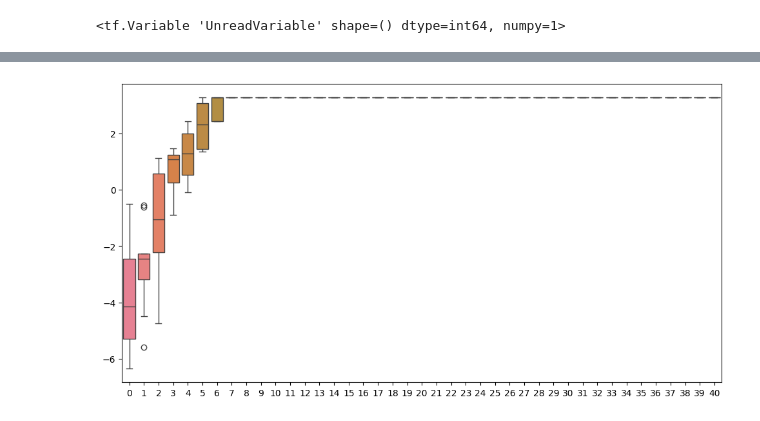
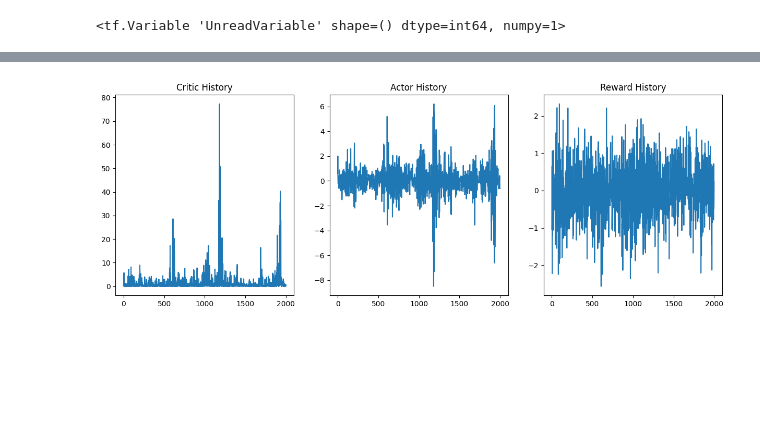
Before and after one commit to cjGO/breeder_agent, a Jupyter notebook: test.ipynb, the cells around one changed output, grey strips where cells are left out. Saved outputs shown, nothing was run; the diff lists cells and outputs as text; code cells hidden in the pictures; blank space fills up the shorter version.

Commit message:
consolidated plotting functions

```diff
--- a/test.ipynb
+++ b/test.ipynb
@@ -643,13 +784,13 @@ class BreedingProgram:
 
         #set LR and Optimizer for actor/critic for each training run
         self.lr_schedule_actor = tf.keras.optimizers.schedules.ExponentialDecay(
-        initial_learning_rate=1e-2,
-        decay_steps=10000,
+        initial_learning_rate=1e-3,
+        decay_steps=2000,
         decay_rate=0.9)
         self.actor_optimizer = tf.keras.optimizers.Adam(learning_rate=self.lr_schedule_actor)
         self.lr_schedule_critic = tf.keras.optimizers.schedules.ExponentialDecay(
-        initial_learning_rate=1e-2,
-        decay_steps=10000,
+        initial_learning_rate=1e-3,
+        decay_steps=2000,
         decay_rate=0.9)
         self.critic_optimizer = tf.keras.optimizers.Adam(learning_rate=self.lr_schedule_critic)
 
@@ -743,2 +885,2 @@ reshape haplo (10, 40, 2)
 # %%
-farm.run_training(2,3)
+farm.run_training(100,20)
@@ -757,3 +886,0 @@ test_opt(0)
-# %%
-for _ in range(50):
-    farm.run_program(20)
@@ -893,22 +886,0 @@ plt.show()
-# %%
-def truncate_cycle(x):
-    nInd = x.current_population.shape[0]
-    top5 = x.simulator.select(x.current_population,k=nInd // 2)
-    new_pop = x.simulator.random_crosses(top5,n_crosses=nInd)
-    x.history.append(x.simulator.GEBV(new_pop))
-    x.current_population = new_pop
-
-
-total_cycles = 20
-trunk_farm = farm
-for i in range(total_cycles):
-    truncate_cycle(trunk_farm)
-
-data = [x.to_numpy().flatten() for x in trunk_farm.history]
-df = pd.DataFrame(data).T
-# Create boxplot for each column (list)
-plt.figure(figsize=(12, 6))  # Optional: You can set the figure size
-sns.boxplot(data=df)
-plt.show()
-# %% [output]
-[figure, removed]
@@ -914,0 +894,20 @@ plt.show()
+# %%
+import matplotlib.pyplot as plt
+
+# Create a figure and a set of subplots
+fig, axs = plt.subplots(nrows=1, ncols=3, figsize=(15, 5))
+
+# Plot on each subplot
+axs[0].plot(farm.critic_history)
+axs[0].set_title('Critic History')
+
+axs[1].plot(farm.actor_history)
+axs[1].set_title('Actor History')
+
+axs[2].plot(farm.reward_history)
+axs[2].set_title('Reward History')
+
+# Display the figure with the subplots
+plt.show()
+# %% [output]
+[figure, added]
```
Also changed, not shown: parts of 12 cells of this notebook.
